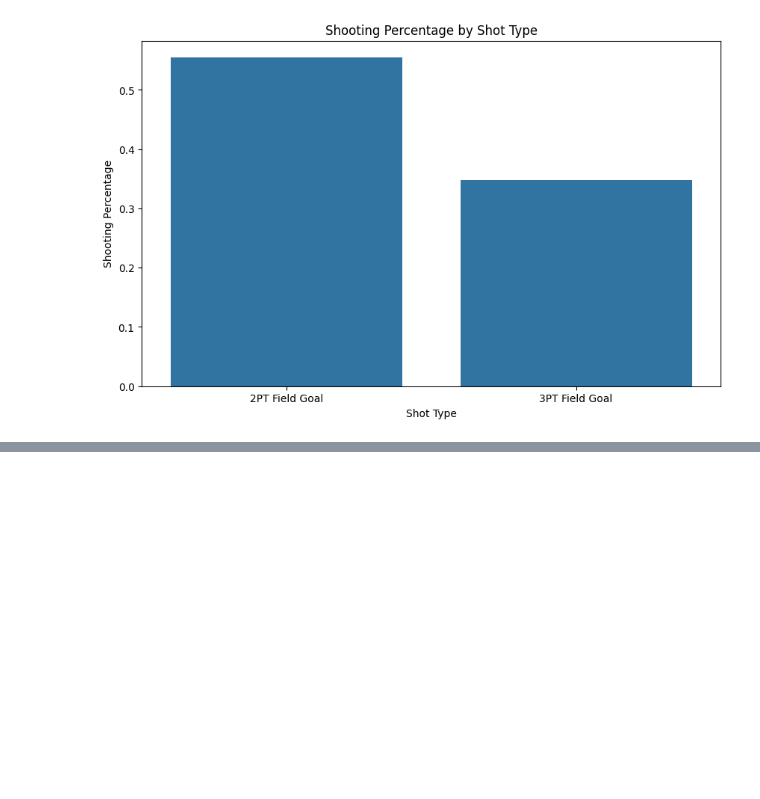
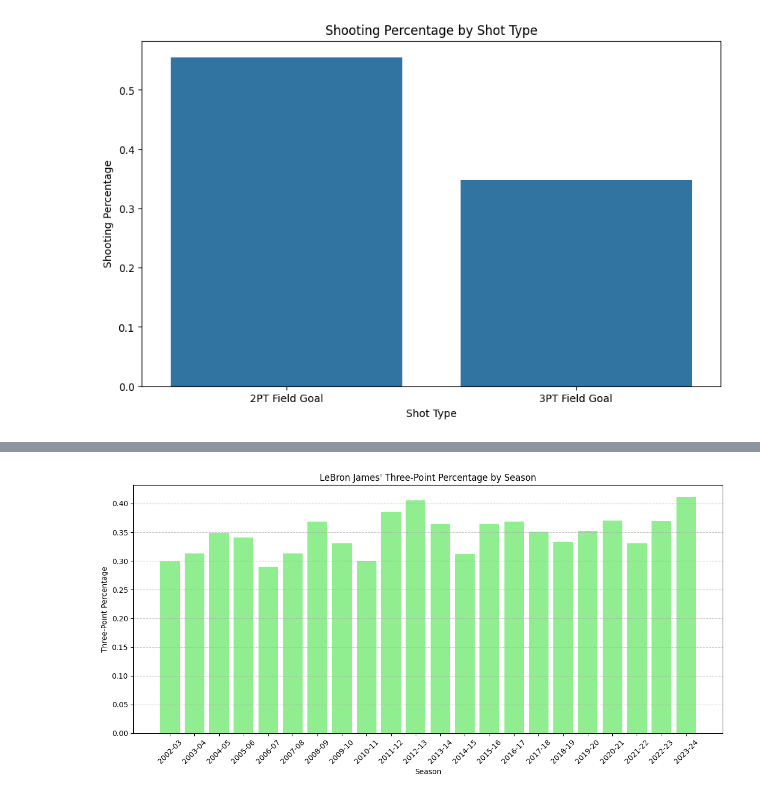
Before and after one commit to ant-shen/Lebron-James-Shot-Analysis, a Jupyter notebook: main.ipynb, the cells around one changed output, grey strips where cells are left out. Saved outputs shown, nothing was run; the diff lists cells and outputs as text; code cells hidden in the pictures; blank space fills up the shorter version.

```diff
--- a/main.ipynb
+++ b/main.ipynb
@@ -114,0 +154,7 @@ df.dtypes
+# %%
+def classify_season(date):
+    year = int(date[:4])
+    if int(date[4:6]) < 8:
+        return f"{year - 1}-{str(year)[2:]}"
+    else:
+        return f"{year}-{str(year + 1)[2:]}"
@@ -114,0 +175,16 @@ df.dtypes
+# %%
+df['SEASON'] = df['GAME_DATE'].astype(str).apply(classify_season)
+season_3p_percentage = df[df['SHOT_TYPE'] == '3PT Field Goal'].groupby('SEASON')['SHOT_MADE_FLAG'].mean().reset_index()
+
+# Plot three-point percentage by season
+plt.figure(figsize=(12, 6))
+plt.bar(season_3p_percentage['SEASON'], season_3p_percentage['SHOT_MADE_FLAG'], color='lightgreen')
+plt.title("LeBron James' Three-Point Percentage by Season")
+plt.xlabel('Season')
+plt.ylabel('Three-Point Percentage')
+plt.xticks(rotation=45)
+plt.grid(axis='y', linestyle='--', alpha=0.7)
+plt.tight_layout()
+plt.show()
+# %% [output]
+[figure, added]
```
Also changed, not shown: parts of 4 cells of this notebook.
